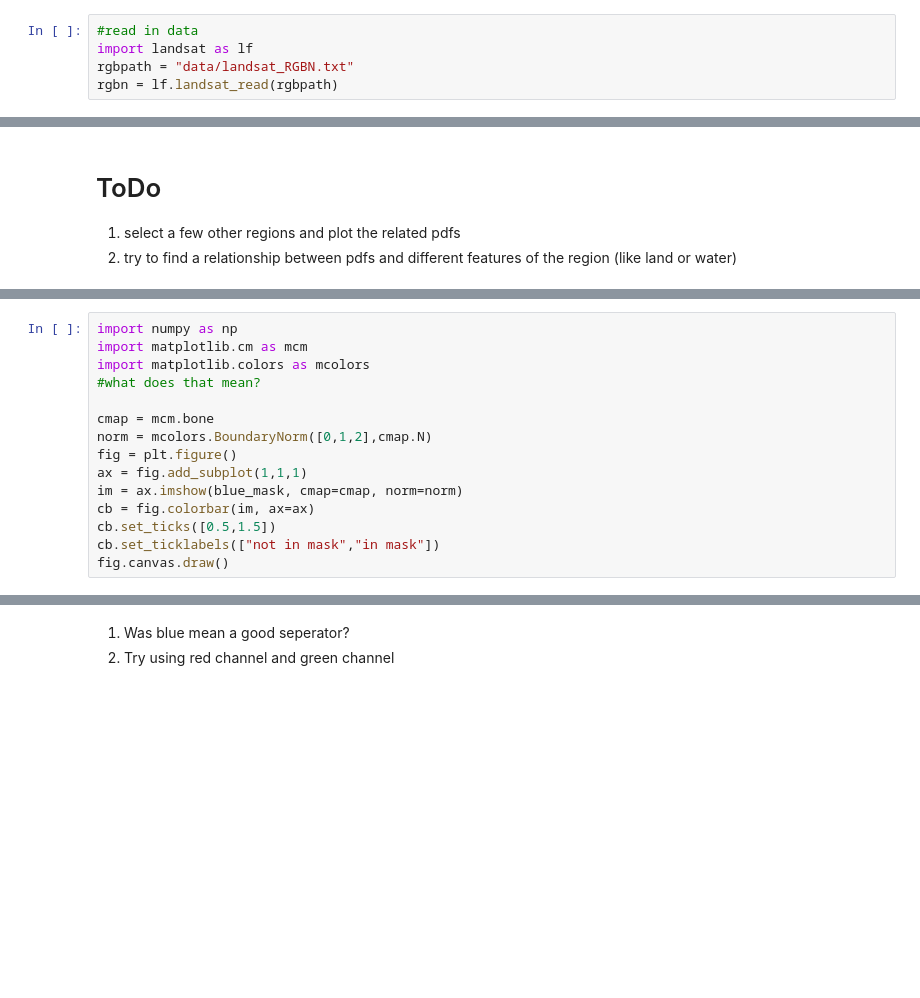
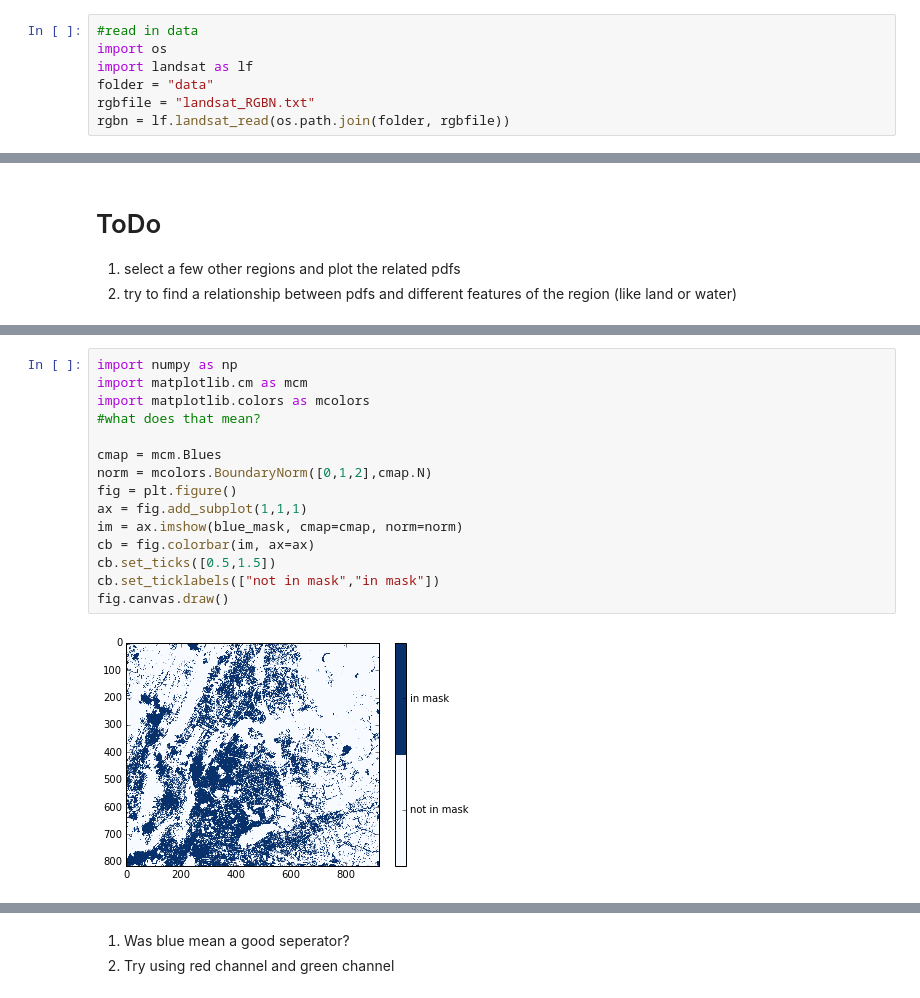
Before and after one commit to story645/EAS213, a Jupyter notebook: Lesson2.ipynb, the cells around one changed output, grey strips where cells are left out. Drawn from its saved outputs; the diff is of its cells as text; blank space fills up the shorter version.

```diff
--- a/Lesson2.ipynb
+++ b/Lesson2.ipynb
@@ -8,9 +8,11 @@ Developing a classifier:
 * Creating classifiers for water, building, clouds
 # %%
 #read in data
+import os
 import landsat as lf
-rgbpath = "data/landsat_RGBN.txt"
-rgbn = lf.landsat_read(rgbpath)
+folder = "data"
+rgbfile = "landsat_RGBN.txt"
+rgbn = lf.landsat_read(os.path.join(folder, rgbfile))
 # %%
 # compute the array at a given contrast
 rgb_array = lf.rgb_contrast(rgbn[...,:3], 3)
@@ -78,16 +101,18 @@ print (blue_mask)
 # %%
 import numpy as np
 import matplotlib.cm as mcm
 import matplotlib.colors as mcolors
 #what does that mean?
 
-cmap = mcm.bone
+cmap = mcm.Blues
 norm = mcolors.BoundaryNorm([0,1,2],cmap.N)
 fig = plt.figure()
 ax = fig.add_subplot(1,1,1)
 im = ax.imshow(blue_mask, cmap=cmap, norm=norm)
 cb = fig.colorbar(im, ax=ax)
 cb.set_ticks([0.5,1.5])
 cb.set_ticklabels(["not in mask","in mask"])
 fig.canvas.draw()
+# %% [output]
+[figure, added]
 # %%
```
Also changed, not shown: parts of 7 cells of this notebook, 2 other files.
